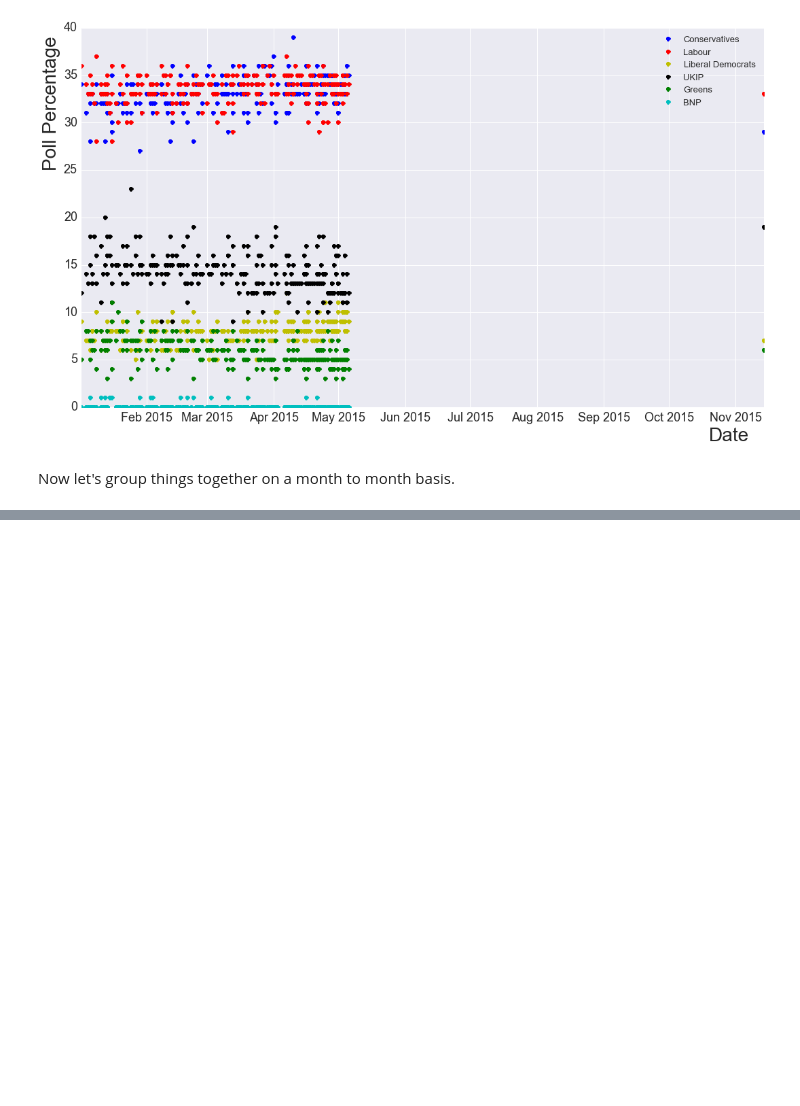
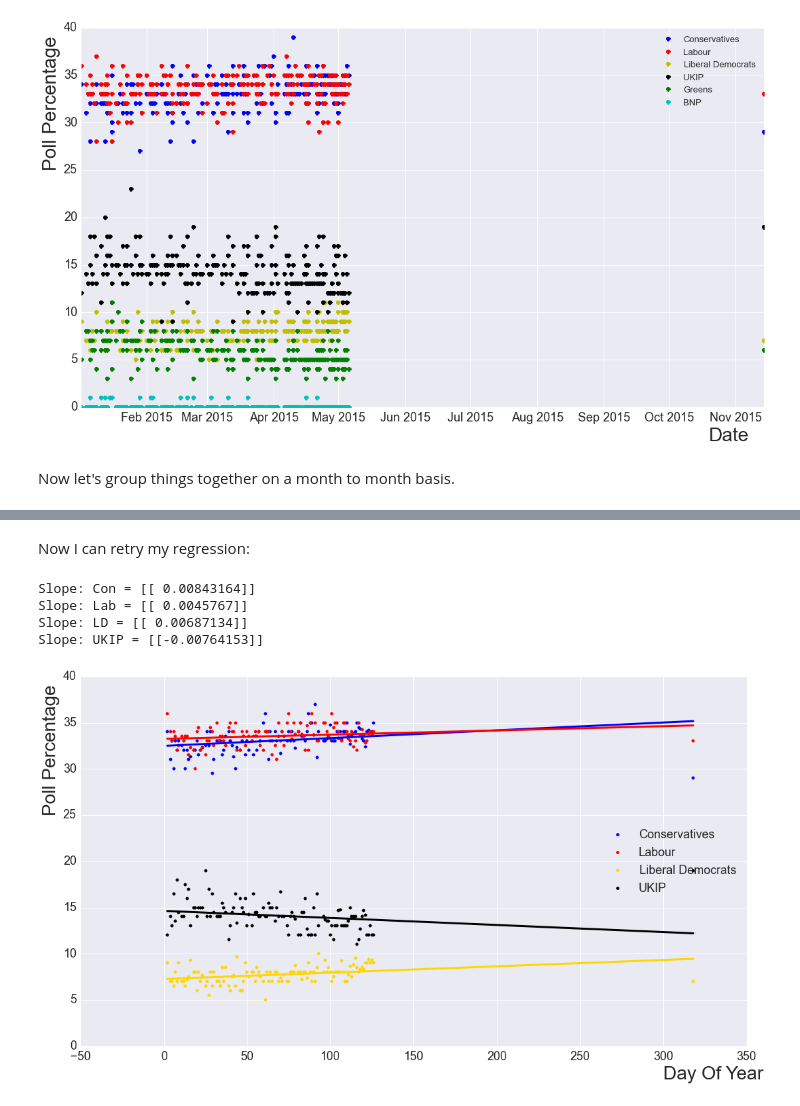
Before and after one commit to maclamont/UKElections, a Jupyter notebook: PollingData.ipynb, the cells around one changed output, grey strips where cells are left out. Saved outputs shown, nothing was run; the diff lists cells and outputs as text; code cells hidden in the pictures; blank space fills up the shorter version.

```diff
--- a/PollingData.ipynb
+++ b/PollingData.ipynb
@@ -444,0 +557,8 @@ Now let's group things together on a month to month basis.
+# %%
+from datetime import datetime
+
+def DayOfYear(date):
+
+    return date.timetuple().tm_yday
+
+df_test["DayOfYear"] = df_test["Date"].apply(DayOfYear)
@@ -444,0 +575,71 @@ Now let's group things together on a month to month basis.
+# %% [markdown]
+Now I can retry my regression:
+# %%
+fig = plt.figure(figsize=(18,10))
+
+from sklearn import linear_model
+
+# Create linear regression object
+regr = linear_model.LinearRegression()
+
+df_test2 = df_test[df_test["DayOfYear"]<300]
+
+length = len(df_test["DayOfYear"])
+
+x = df_test["DayOfYear"].values
+y1 = df_test["Con"].values
+y2 = df_test["Lab"].values
+y3 = df_test["LD"].values
+y4 = df_test["UKIP"].values
+
+x = x.reshape(length, 1)
+y1 = y1.reshape(length, 1)
+y2 = y2.reshape(length, 1)
+y3 = y3.reshape(length, 1)
+y4 = y4.reshape(length, 1)
+
+# Train the model using the training sets
+fit1 = regr.fit(x, y1)
+pred1 = regr.predict(x)
+
+print "Slope: Con =", regr.coef_
+
+fit2 = regr.fit(x, y2)
+pred2 = regr.predict(x)
+
+print "Slope: Lab =", regr.coef_
+
+fit3 = regr.fit(x, y3)
+pred3 = regr.predict(x)
+
+print "Slope: LD =", regr.coef_
+
+fit4 = regr.fit(x, y4)
+pred4 = regr.predict(x)
+
+print "Slope: UKIP =", regr.coef_
+
+plt.scatter(x, y1,  color='blue',label="Conservatives")
+plt.plot(x, pred1, color='blue',linewidth=3)
+
+plt.scatter(x, y2,  color='red',label="Labour")
+plt.plot(x, pred2, color='red',linewidth=3)
+
+plt.scatter(x, y3,  color='gold',label="Liberal Democrats")
+plt.plot(x, pred3, color='gold',linewidth=3)
+
+plt.scatter(x, y4,  color='black',label="UKIP")
+plt.plot(x, pred4, color='black',linewidth=3)
+
+plt.legend(fontsize=18,loc=7)
+plt.xlabel("Day Of Year",fontsize=28,x=0.95,y=1)
+plt.ylabel("Poll Percentage",fontsize=28,x=0,y=0.8)
+plt.xticks(fontsize=18)
+plt.yticks(fontsize=18)
+plt.show()
+# %% [output]
+Slope: Con = [[ 0.00843164]]
+Slope: Lab = [[ 0.0045767]]
+Slope: LD = [[ 0.00687134]]
+Slope: UKIP = [[-0.00764153]]
+[figure, added]
```
Also changed, not shown: parts of 10 cells of this notebook.
